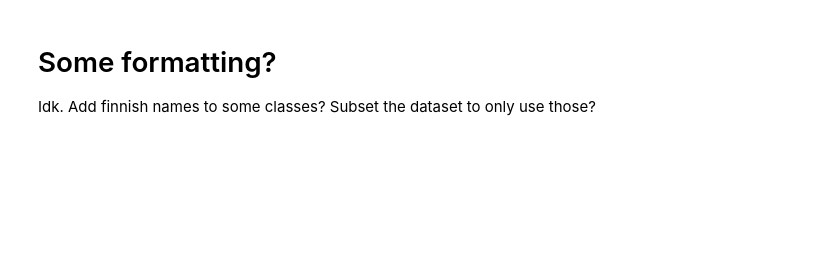
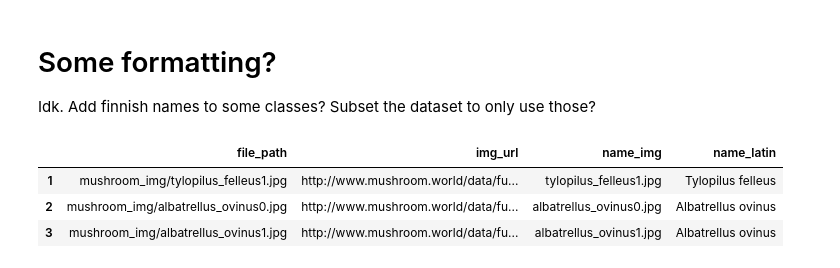
Before and after one commit to TuomoNieminen/deep-shrooms, a Jupyter notebook: deep-shrooms.ipynb, the cells around one changed output. Drawn from its saved outputs; the diff is of its cells as text; code cells hidden in the pictures; blank space fills up the shorter version.

```diff
--- a/deep-shrooms.ipynb
+++ b/deep-shrooms.ipynb
@@ -42,8 +42,8 @@ with urlopen(DATASET_LINK) as zipresp:
 import pandas as pd
 import numpy as np
 
-# TODO
-#mushroom_classes = pd.read_json('data/mushroom_world_15_10_2017/mushroom_classes.json', lines=True)
-mushroom_imgs = pd.read_json('mushroom_imgs.json', lines=True)
+DATASET_PATH = 'data/mushroom_world_2017_15_10/'
+
+mushroom_classes = pd.read_json(DATASET_PATH + 'mushroom_classes.json', lines=True)
+mushroom_imgs = pd.read_json(DATASET_PATH + 'mushroom_imgs.json', lines=True)
 fin_names = pd.read_csv('test_labels.csv')
-print(mushroom_imgs.head())
@@ -75,11 +83,13 @@ Idk. Add finnish names to some classes? Subset the dataset to only use those?
 # %%
 #[row for row in test_labels.itertuples()]
 #print(test_labels[1:2])
 #dum = {row[1].lower().replace(' ', '_') for row in test_labels.itertuples()}
 #print(dum)
 #'http://www.mushroom.world/data/fungi/Cantharelluscibarius1.JPG'[-3:].lower()
 
-a = "\u00a0 \u00a0 (Bitter Bolete)"
-a = ""
-b = a.strip()[1:-1] if a is not None else null
-print(b)
+mushroom_imgs.loc[1:3]
+# %% [output]
+|  | file_path | img_url | name_img | name_latin |
+| 1 | mushroom_img/tylopilus_felleus1.jpg | http://www.mushroom.world/data/fu... | tylopilus_felleus1.jpg | Tylopilus felleus |
+| 2 | mushroom_img/albatrellus_ovinus0.jpg | http://www.mushroom.world/data/fu... | albatrellus_ovinus0.jpg | Albatrellus ovinus |
+| 3 | mushroom_img/albatrellus_ovinus1.jpg | http://www.mushroom.world/data/fu... | albatrellus_ovinus1.jpg | Albatrellus ovinus |
```
Also changed, not shown: parts of 3 cells of this notebook.
